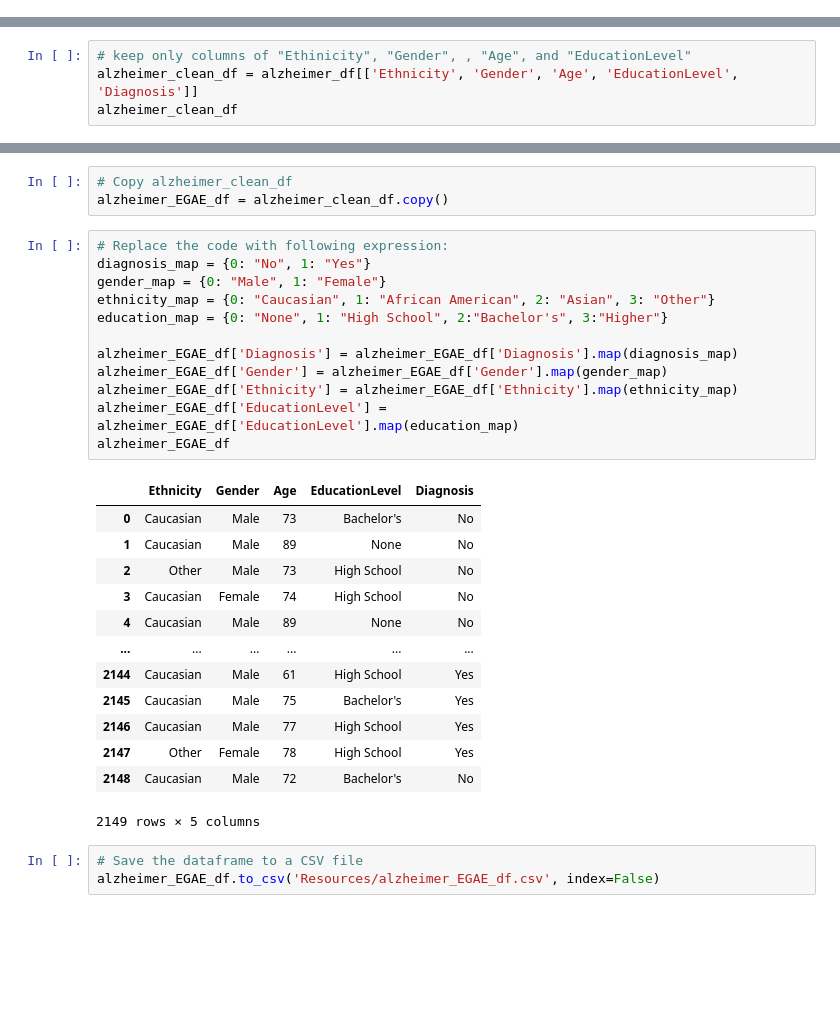
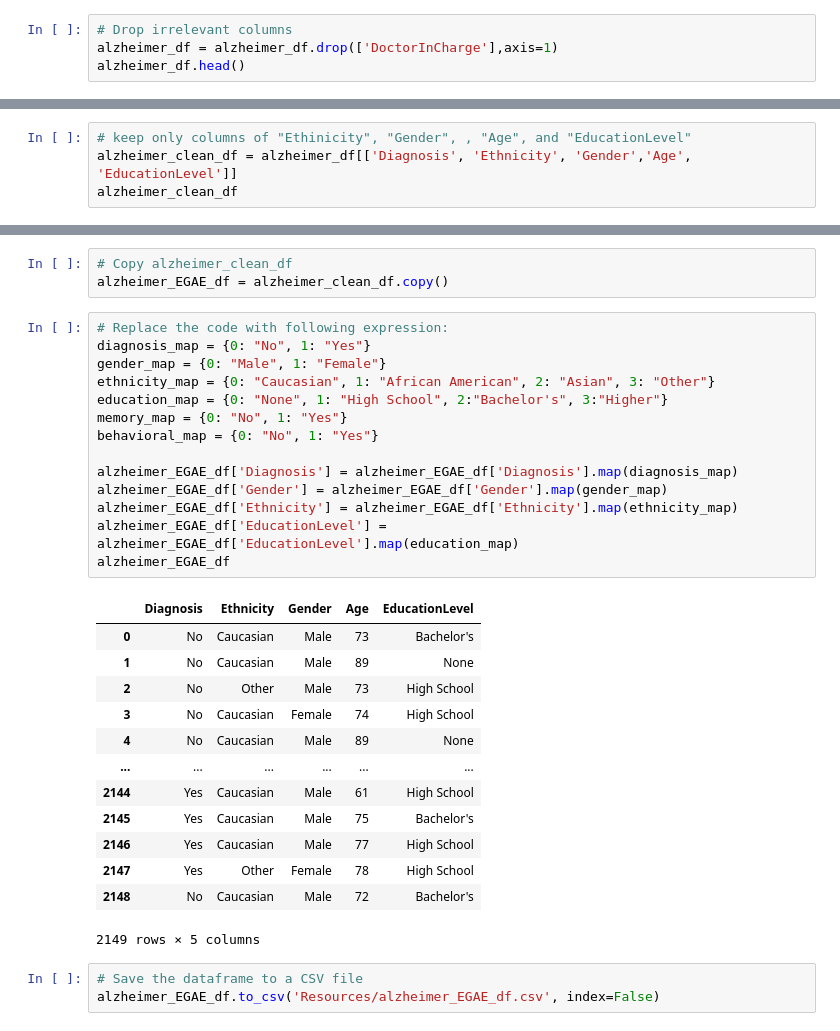
Before and after one commit to Project-4-Team-2/Project-4-Team-2, a Jupyter notebook: alzheimer_analysis_EDA_Visual.ipynb, the cells around one changed output, grey strips where cells are left out. Drawn from its saved outputs; the diff is of its cells as text; blank space fills up the shorter version.

```diff
--- a/alzheimer_analysis_EDA_Visual.ipynb
+++ b/alzheimer_analysis_EDA_Visual.ipynb
@@ -57,3 +64,7 @@ duplicate = alzheimer_df[alzheimer_df.duplicated()]
 print("Duplicate Rows:", len(duplicate), "\n")
 # %% [output]
 Duplicate Rows: 0
+# %%
+# Drop irrelevant columns
+alzheimer_df = alzheimer_df.drop(['DoctorInCharge'],axis=1)
+alzheimer_df.head()
@@ -117,6 +166,6 @@ Diagnosis
 Name: count, dtype: int64
 # %%
 # keep only columns of "Ethinicity", "Gender", , "Age", and "EducationLevel"
-alzheimer_clean_df = alzheimer_df[['Ethnicity', 'Gender', 'Age', 'EducationLevel', 'Diagnosis']]
+alzheimer_clean_df = alzheimer_df[['Diagnosis', 'Ethnicity', 'Gender','Age', 'EducationLevel']]
 alzheimer_clean_df
 # %% [output]
@@ -162,28 +190,30 @@ alzheimer_EGAE_df = alzheimer_clean_df.copy()
 # %%
 # Replace the code with following expression:
 diagnosis_map = {0: "No", 1: "Yes"}
 gender_map = {0: "Male", 1: "Female"}
 ethnicity_map = {0: "Caucasian", 1: "African American", 2: "Asian", 3: "Other"}
 education_map = {0: "None", 1: "High School", 2:"Bachelor's", 3:"Higher"}
+memory_map = {0: "No", 1: "Yes"}
+behavioral_map = {0: "No", 1: "Yes"}
 
 alzheimer_EGAE_df['Diagnosis'] = alzheimer_EGAE_df['Diagnosis'].map(diagnosis_map)
 alzheimer_EGAE_df['Gender'] = alzheimer_EGAE_df['Gender'].map(gender_map)
 alzheimer_EGAE_df['Ethnicity'] = alzheimer_EGAE_df['Ethnicity'].map(ethnicity_map)
 alzheimer_EGAE_df['EducationLevel'] = alzheimer_EGAE_df['EducationLevel'].map(education_map)
 alzheimer_EGAE_df
 # %% [output]
-|  | Ethnicity | Gender | Age | EducationLevel | Diagnosis |
-| 0 | Caucasian | Male | 73 | Bachelor's | No |
-| 1 | Caucasian | Male | 89 | None | No |
-| 2 | Other | Male | 73 | High School | No |
-| 3 | Caucasian | Female | 74 | High School | No |
-| 4 | Caucasian | Male | 89 | None | No |
+|  | Diagnosis | Ethnicity | Gender | Age | EducationLevel |
+| 0 | No | Caucasian | Male | 73 | Bachelor's |
+| 1 | No | Caucasian | Male | 89 | None |
+| 2 | No | Other | Male | 73 | High School |
+| 3 | No | Caucasian | Female | 74 | High School |
+| 4 | No | Caucasian | Male | 89 | None |
 | ... | ... | ... | ... | ... | ... |
-| 2144 | Caucasian | Male | 61 | High School | Yes |
-| 2145 | Caucasian | Male | 75 | Bachelor's | Yes |
-| 2146 | Caucasian | Male | 77 | High School | Yes |
-| 2147 | Other | Female | 78 | High School | Yes |
-| 2148 | Caucasian | Male | 72 | Bachelor's | No |
+| 2144 | Yes | Caucasian | Male | 61 | High School |
+| 2145 | Yes | Caucasian | Male | 75 | Bachelor's |
+| 2146 | Yes | Caucasian | Male | 77 | High School |
+| 2147 | Yes | Other | Female | 78 | High School |
+| 2148 | No | Caucasian | Male | 72 | Bachelor's |
 2149 rows × 5 columns
 # %%
 # Save the dataframe to a CSV file
```
Also changed, not shown: parts of 75 cells of this notebook.
